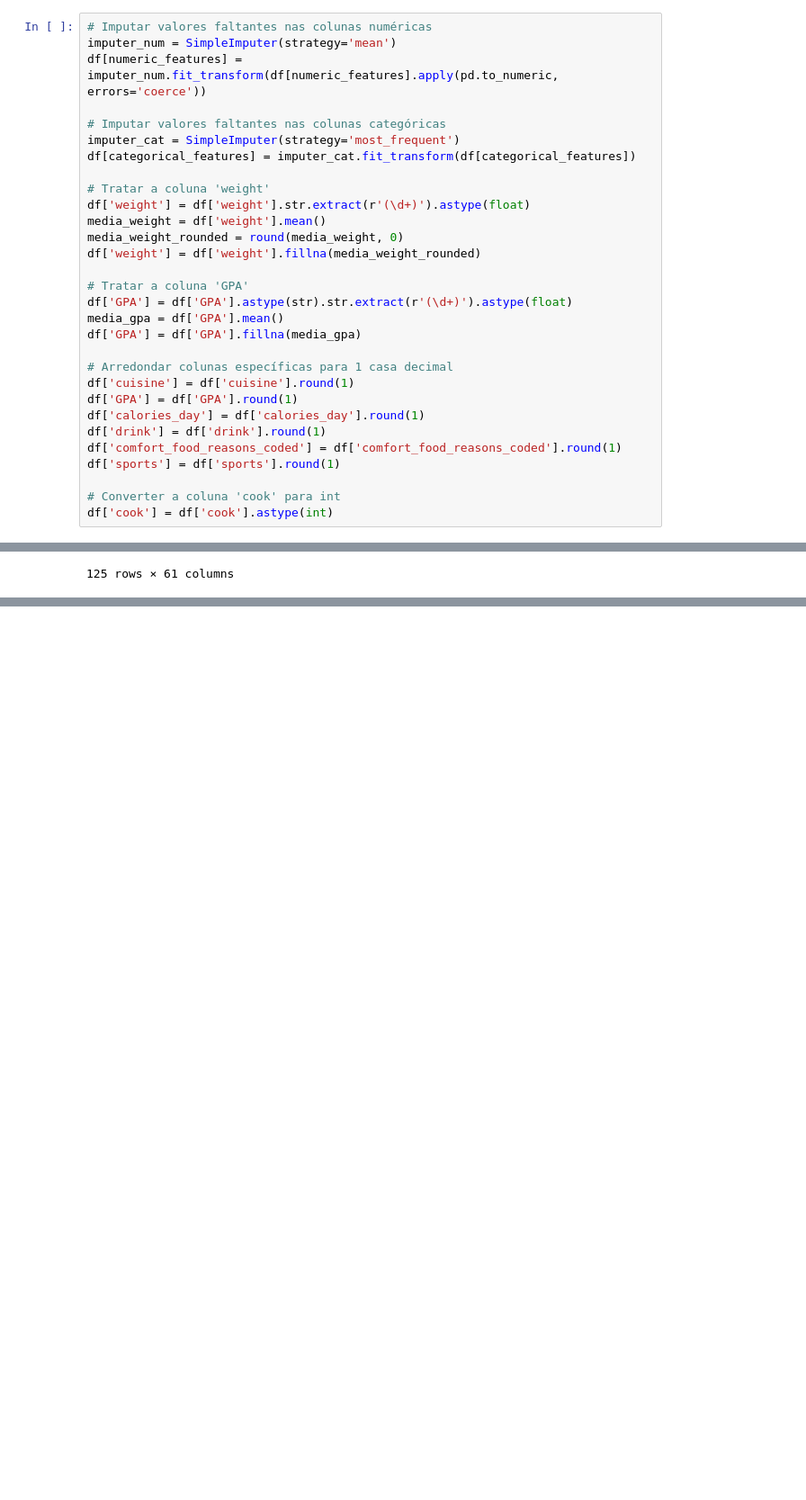
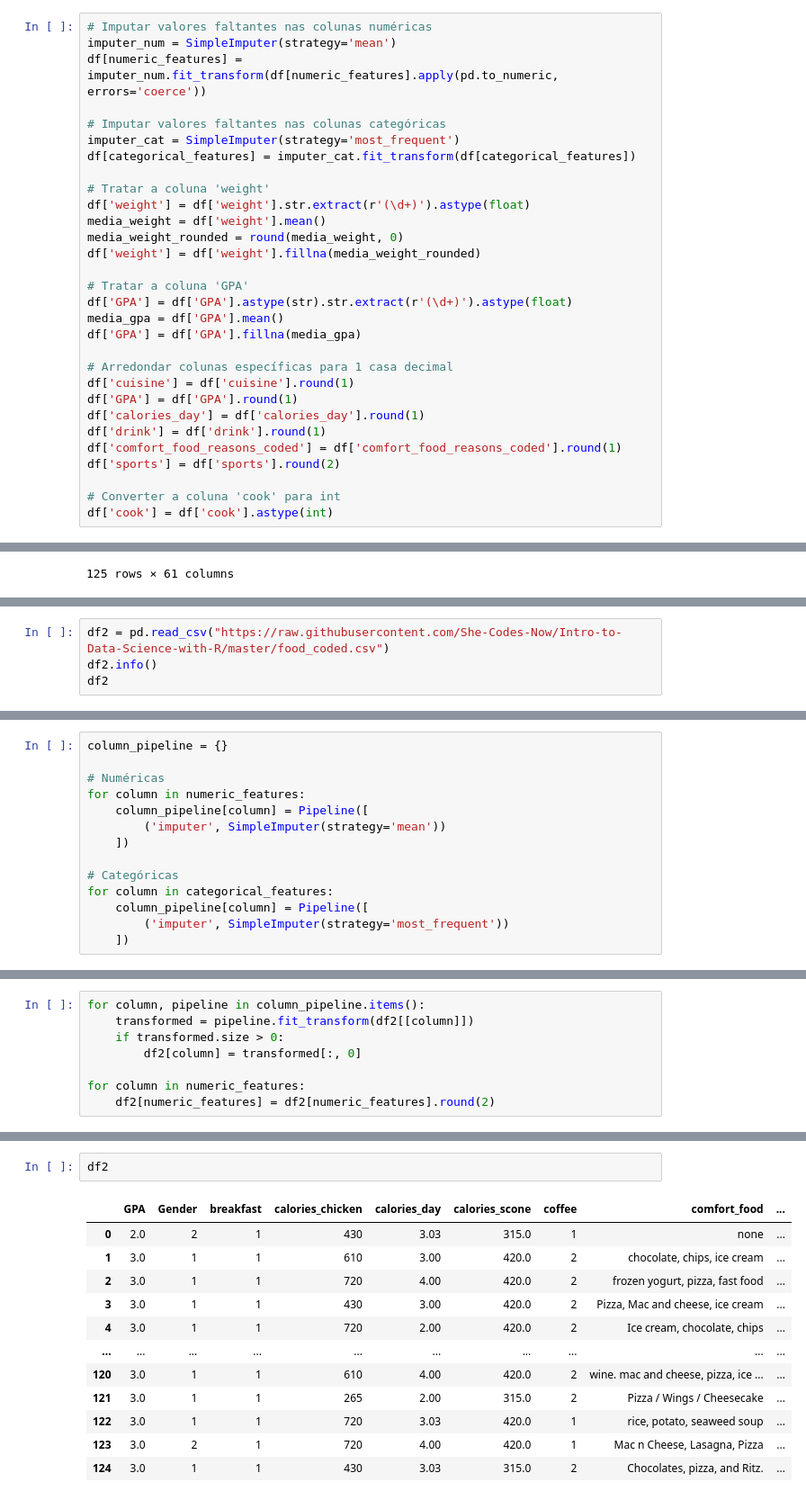
Before and after one commit to ElyssonAlvs/Mineracao_de_Dados, a Jupyter notebook: Praticas/01_E0_Limpeza_de_Dados_Scikit-Learn.ipynb, the cells around one changed output, grey strips where cells are left out. Shown at 90% size. Cells and saved outputs as stored; diff of their text form; blank space fills up the shorter version.

Commit message:
Ajustes com a lib Pipeline

```diff
--- a/Praticas/01_E0_Limpeza_de_Dados_Scikit-Learn.ipynb
+++ b/Praticas/01_E0_Limpeza_de_Dados_Scikit-Learn.ipynb
@@ -129,7 +130,7 @@ df['GPA'] = df['GPA'].round(1)
 df['calories_day'] = df['calories_day'].round(1)
 df['drink'] = df['drink'].round(1)
 df['comfort_food_reasons_coded'] = df['comfort_food_reasons_coded'].round(1)
-df['sports'] = df['sports'].round(1)
+df['sports'] = df['sports'].round(2)
 
 # Converter a coluna 'cook' para int
 df['cook'] = df['cook'].astype(int)
@@ -163,0 +167,4 @@ df
+# %%
+df2 = pd.read_csv("https://raw.githubusercontent.com/She-Codes-Now/Intro-to-Data-Science-with-R/master/food_coded.csv")
+df2.info()
+df2
@@ -163,0 +236,14 @@ df
+# %%
+column_pipeline = {}
+
+# Numéricas
+for column in numeric_features:
+    column_pipeline[column] = Pipeline([
+        ('imputer', SimpleImputer(strategy='mean'))
+    ])
+
+# Categóricas
+for column in categorical_features:
+    column_pipeline[column] = Pipeline([
+        ('imputer', SimpleImputer(strategy='most_frequent'))
+    ])
@@ -163,0 +252,8 @@ df
+# %%
+for column, pipeline in column_pipeline.items():
+    transformed = pipeline.fit_transform(df2[[column]])
+    if transformed.size > 0:
+        df2[column] = transformed[:, 0]
+
+for column in numeric_features:
+    df2[numeric_features] = df2[numeric_features].round(2)
@@ -163,0 +262,15 @@ df
+# %%
+df2
+# %% [output]
+|  | GPA | Gender | breakfast | calories_chicken | calories_day | calories_scone | coffee | comfort_food | ... |
+| 0 | 2.0 | 2 | 1 | 430 | 3.03 | 315.0 | 1 | none | ... |
+| 1 | 3.0 | 1 | 1 | 610 | 3.00 | 420.0 | 2 | chocolate, chips, ice cream | ... |
+| 2 | 3.0 | 1 | 1 | 720 | 4.00 | 420.0 | 2 | frozen yogurt, pizza, fast food | ... |
+| 3 | 3.0 | 1 | 1 | 430 | 3.00 | 420.0 | 2 | Pizza, Mac and cheese, ice cream | ... |
+| 4 | 3.0 | 1 | 1 | 720 | 2.00 | 420.0 | 2 | Ice cream, chocolate, chips | ... |
+| ... | ... | ... | ... | ... | ... | ... | ... | ... | ... |
+| 120 | 3.0 | 1 | 1 | 610 | 4.00 | 420.0 | 2 | wine. mac and cheese, pizza, ice ... | ... |
+| 121 | 3.0 | 1 | 1 | 265 | 2.00 | 315.0 | 2 | Pizza / Wings / Cheesecake | ... |
+| 122 | 3.0 | 1 | 1 | 720 | 3.03 | 420.0 | 1 | rice, potato, seaweed soup | ... |
+| 123 | 3.0 | 2 | 1 | 720 | 4.00 | 420.0 | 1 | Mac n Cheese, Lasagna, Pizza | ... |
+| 124 | 3.0 | 1 | 1 | 430 | 3.03 | 315.0 | 2 | Chocolates, pizza, and Ritz. | ... |
```
Also changed, not shown: parts of 8 cells of this notebook.
